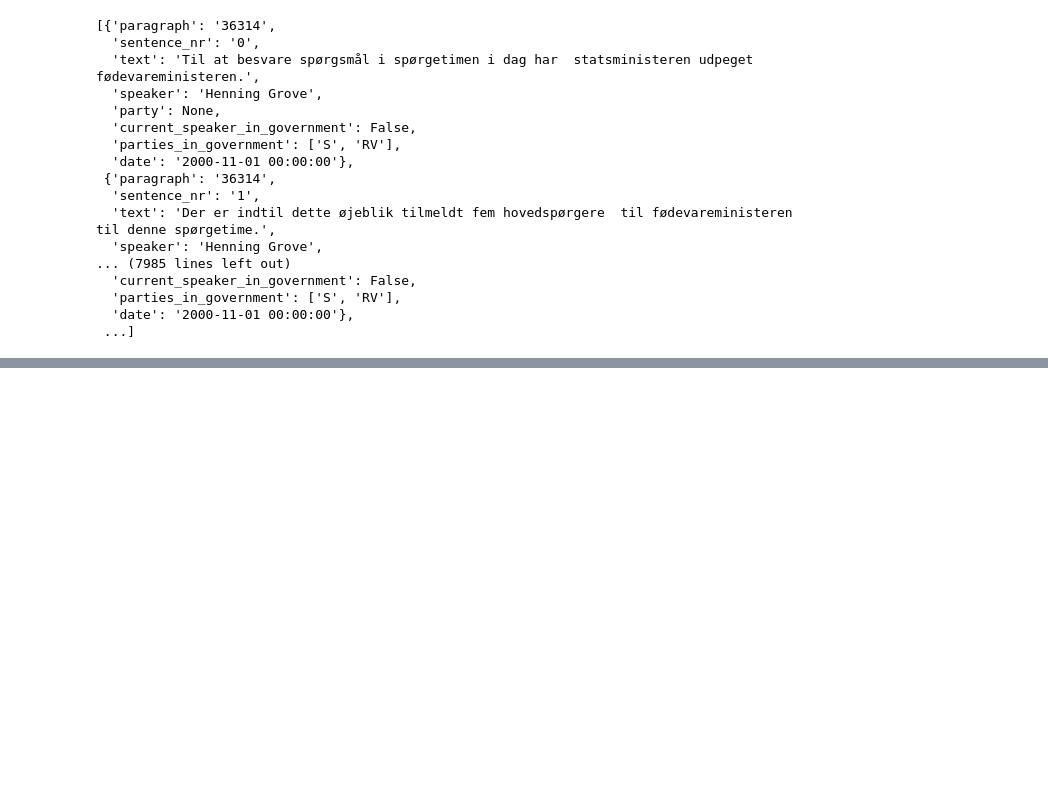
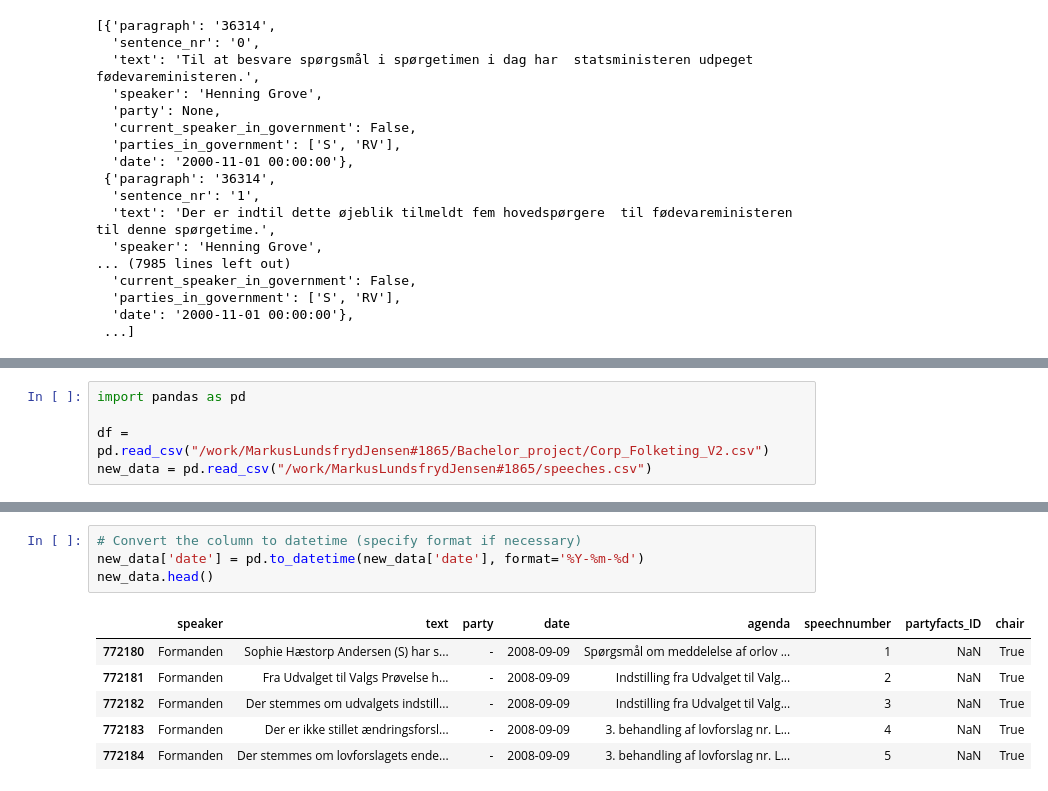
Before and after one commit to Lundsfryd/Bachelor_project, a Jupyter notebook: create_inference_data.ipynb, the cells around one changed output, grey strips where cells are left out. Drawn from its saved outputs; the diff is of its cells as text; blank space fills up the shorter version.

```diff
--- a/create_inference_data.ipynb
+++ b/create_inference_data.ipynb
@@ -275,0 +285,5 @@ preprocess_json(input_path = "/work/MarkusLundsfrydJensen#1865/inferece_data/inf
+# %%
+import pandas as pd
+
+df = pd.read_csv("/work/MarkusLundsfrydJensen#1865/Bachelor_project/Corp_Folketing_V2.csv")
+new_data = pd.read_csv("/work/MarkusLundsfrydJensen#1865/speeches.csv")
@@ -275,0 +308,11 @@ preprocess_json(input_path = "/work/MarkusLundsfrydJensen#1865/inferece_data/inf
+# %%
+# Convert the column to datetime (specify format if necessary)
+new_data['date'] = pd.to_datetime(new_data['date'], format='%Y-%m-%d')
+new_data.head()
+# %% [output]
+|  | speaker | text | party | date | agenda | speechnumber | partyfacts_ID | chair |
+| 772180 | Formanden | Sophie Hæstorp Andersen (S) har s... | - | 2008-09-09 | Spørgsmål om meddelelse af orlov ... | 1 | NaN | True |
+| 772181 | Formanden | Fra Udvalget til Valgs Prøvelse h... | - | 2008-09-09 | Indstilling fra Udvalget til Valg... | 2 | NaN | True |
+| 772182 | Formanden | Der stemmes om udvalgets indstill... | - | 2008-09-09 | Indstilling fra Udvalget til Valg... | 3 | NaN | True |
+| 772183 | Formanden | Der er ikke stillet ændringsforsl... | - | 2008-09-09 | 3. behandling af lovforslag nr. L... | 4 | NaN | True |
+| 772184 | Formanden | Der stemmes om lovforslagets ende... | - | 2008-09-09 | 3. behandling af lovforslag nr. L... | 5 | NaN | True |
```
Also changed, not shown: parts of 18 cells of this notebook, 3 other files.
